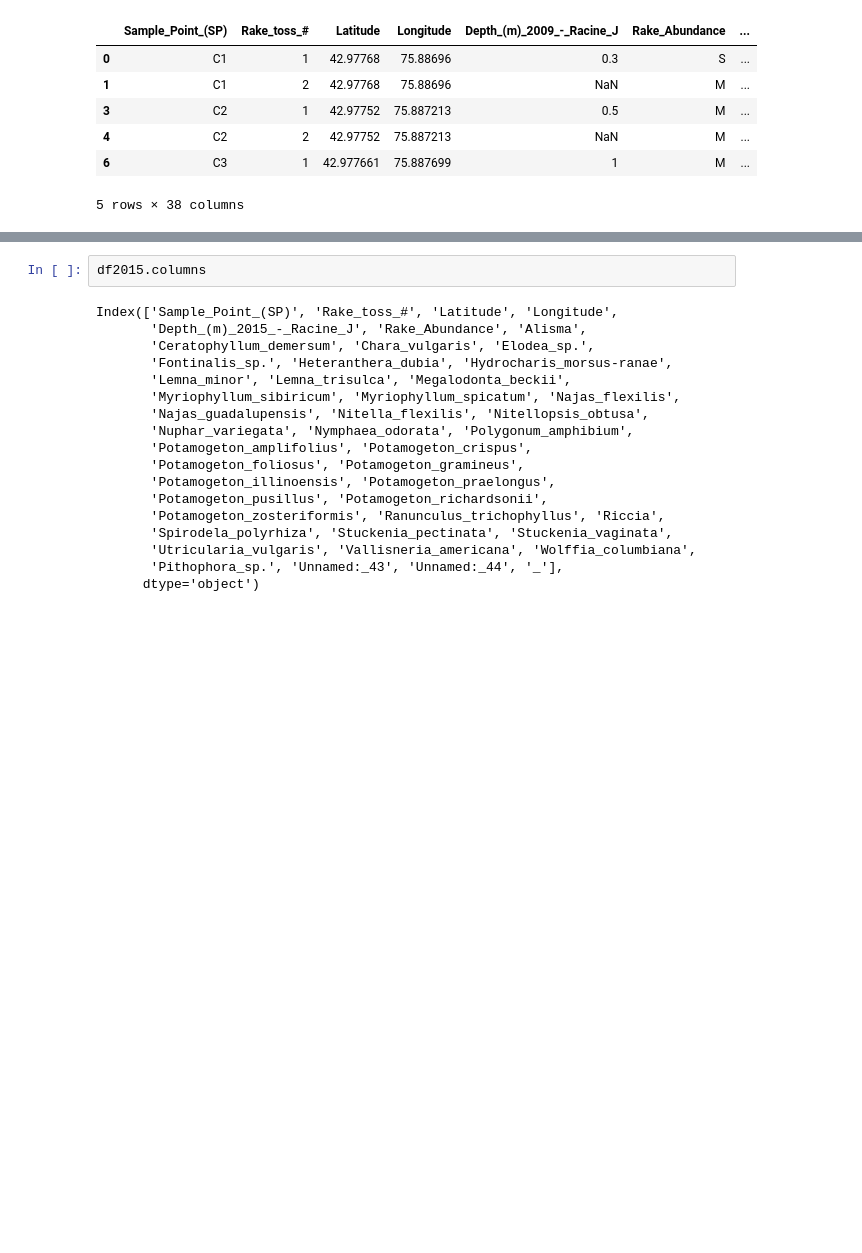
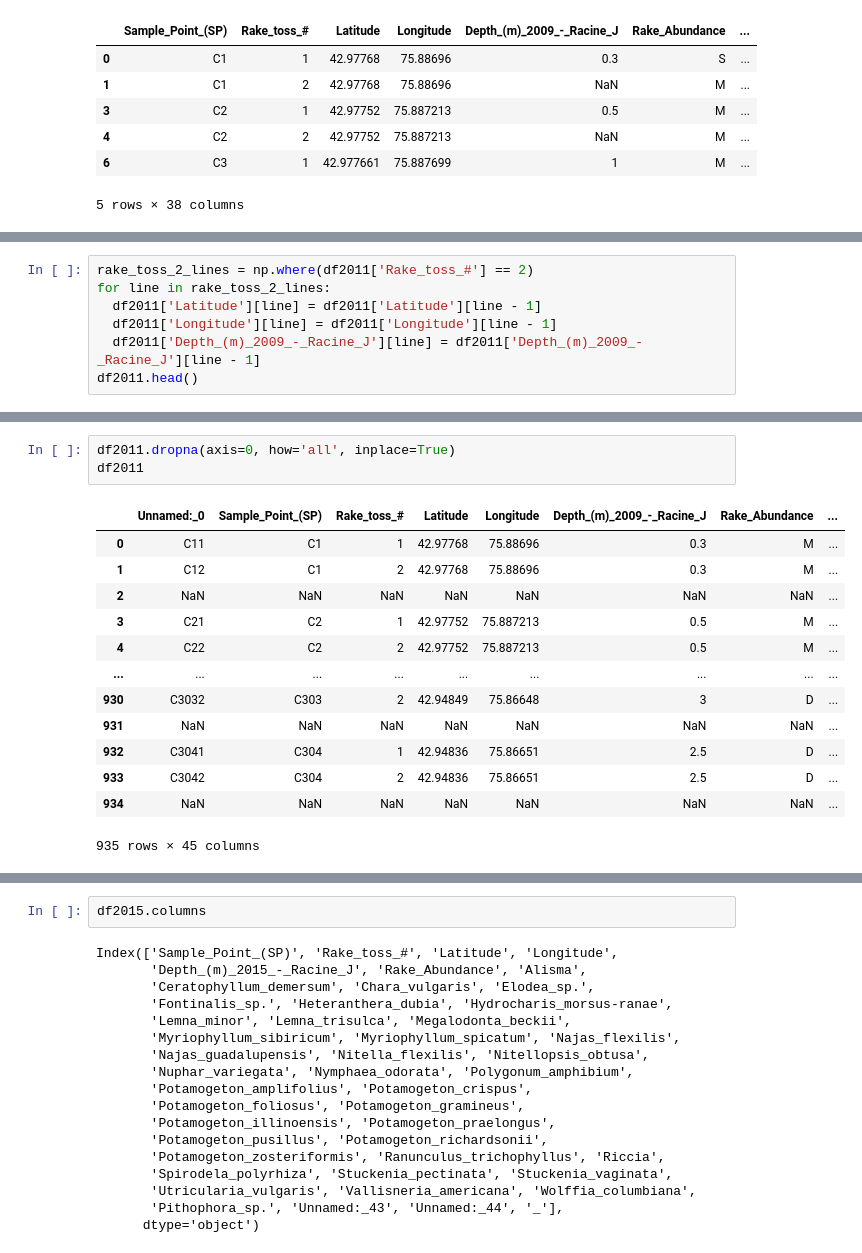
Before and after one commit to kgilbert78/rake-toss-data-cleaning, a Jupyter notebook: tableA.ipynb, the cells around one changed output, grey strips where cells are left out. Saved outputs shown, nothing was run; the diff lists cells and outputs as text; blank space fills up the shorter version.

Commit message:
fix tableA plant names, blank rows & cells, sample pt #s

```diff
--- a/tableA.ipynb
+++ b/tableA.ipynb
@@ -229,0 +347,7 @@ df2010.head()
+# %%
+rake_toss_2_lines = np.where(df2011['Rake_toss_#'] == 2)
+for line in rake_toss_2_lines:
+  df2011['Latitude'][line] = df2011['Latitude'][line - 1]
+  df2011['Longitude'][line] = df2011['Longitude'][line - 1]
+  df2011['Depth_(m)_2009_-_Racine_J'][line] = df2011['Depth_(m)_2009_-_Racine_J'][line - 1]
+df2011.head()
@@ -229,0 +374,17 @@ df2010.head()
+# %%
+df2011.dropna(axis=0, how='all', inplace=True)
+df2011
+# %% [output]
+|  | Unnamed:_0 | Sample_Point_(SP) | Rake_toss_# | Latitude | Longitude | Depth_(m)_2009_-_Racine_J | Rake_Abundance | ... |
+| 0 | C11 | C1 | 1 | 42.97768 | 75.88696 | 0.3 | M | ... |
+| 1 | C12 | C1 | 2 | 42.97768 | 75.88696 | 0.3 | M | ... |
+| 2 | NaN | NaN | NaN | NaN | NaN | NaN | NaN | ... |
+| 3 | C21 | C2 | 1 | 42.97752 | 75.887213 | 0.5 | M | ... |
+| 4 | C22 | C2 | 2 | 42.97752 | 75.887213 | 0.5 | M | ... |
+| ... | ... | ... | ... | ... | ... | ... | ... | ... |
+| 930 | C3032 | C303 | 2 | 42.94849 | 75.86648 | 3 | D | ... |
+| 931 | NaN | NaN | NaN | NaN | NaN | NaN | NaN | ... |
+| 932 | C3041 | C304 | 1 | 42.94836 | 75.86651 | 2.5 | D | ... |
+| 933 | C3042 | C304 | 2 | 42.94836 | 75.86651 | 2.5 | D | ... |
+| 934 | NaN | NaN | NaN | NaN | NaN | NaN | NaN | ... |
+935 rows × 45 columns
```
Also changed, not shown: parts of 72 cells of this notebook, 1 other file.
